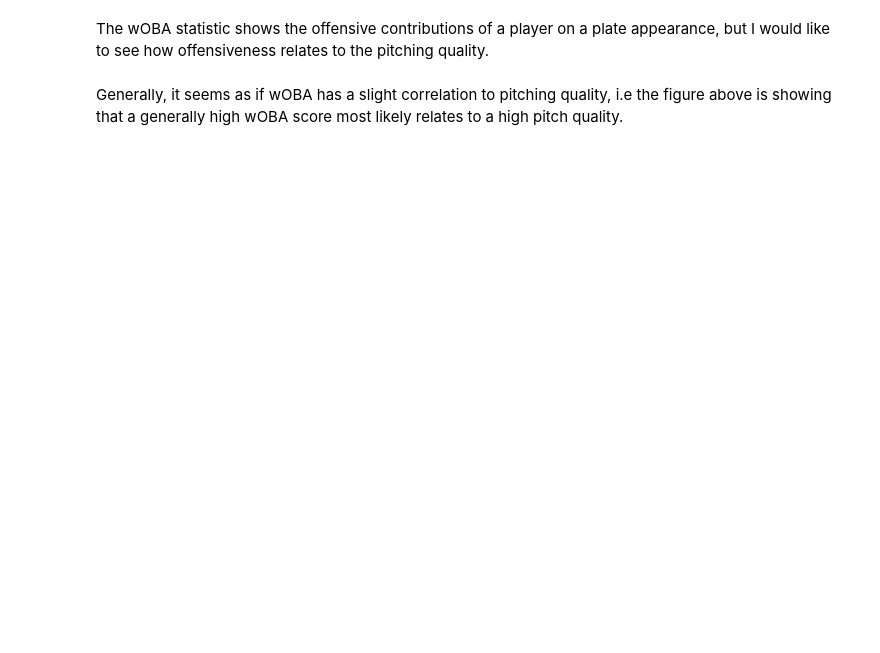
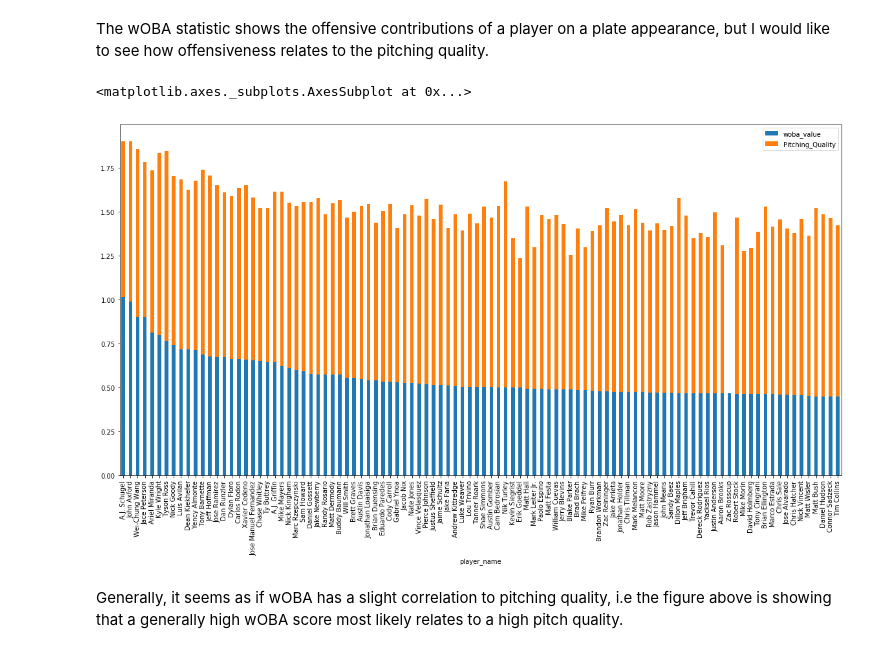
Before and after one commit to HussainQ/CSCI4831_Sabermetrics_Final_Project, a Jupyter notebook: Final_Project_Hussain_Quadri.ipynb, the cells around one changed output. Cells and saved outputs as stored; diff of their text form; code cells hidden in the pictures; blank space fills up the shorter version.

```diff
--- a/Final_Project_Hussain_Quadri.ipynb
+++ b/Final_Project_Hussain_Quadri.ipynb
@@ -72,6 +128,9 @@ filtered_data.sort_values(by=['woba_value'], ascending=False).head(20).plot.bar(
 # %% [markdown]
 The wOBA statistic shows the offensive contributions of a player on a plate appearance, but I would like to see how offensiveness relates to the pitching quality.
 # %%
-filtered_data.sort_values(by=['woba_value'], ascending=False).head(20).plot.bar(x='player_name', y=['woba_value', 'Pitching_Quality'], figsize=(10, 10), stacked=True)
+filtered_data.sort_values(by=['woba_value'], ascending=False).head(100).plot.bar(x='player_name', y=['woba_value', 'Pitching_Quality'], figsize=(20, 10), stacked=True)
+# %% [output]
+<matplotlib.axes._subplots.AxesSubplot at 0x...>
+[figure, added]
 # %% [markdown]
 Generally, it seems as if wOBA has a slight correlation to pitching quality, i.e the figure above is showing that a generally high wOBA score most likely relates to a high pitch quality.
```
Also changed, not shown: parts of 17 cells of this notebook, 1 other file.
